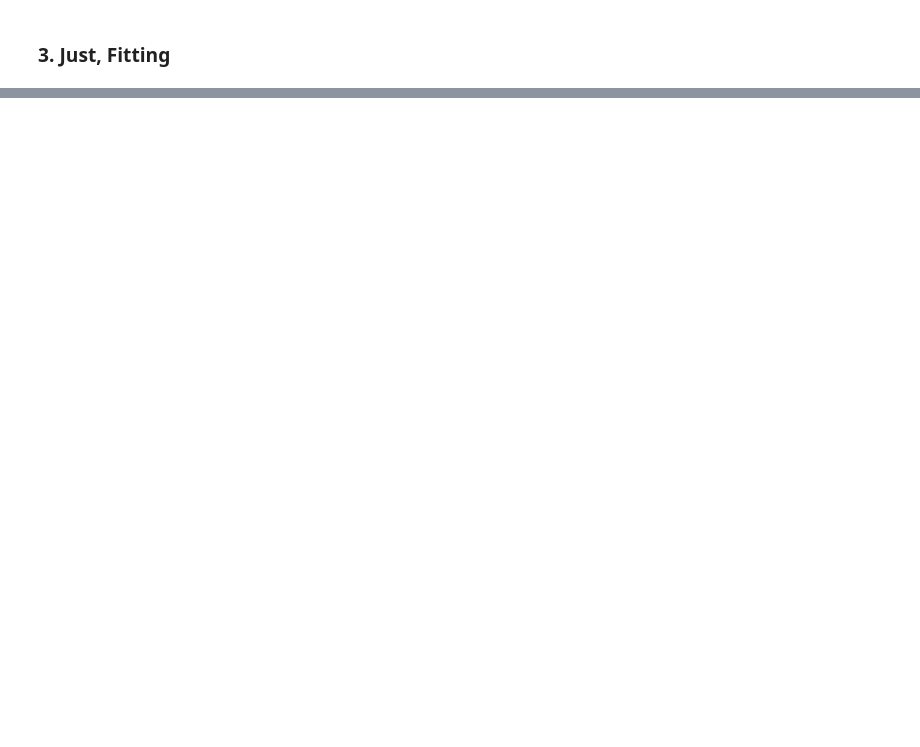
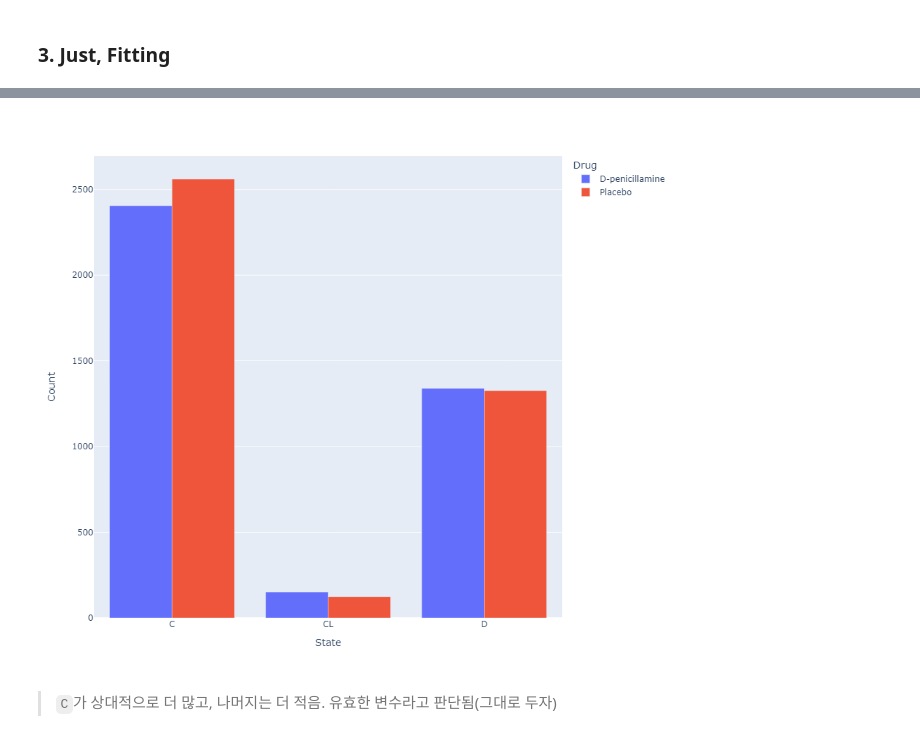
Before and after one commit to HollyRiver/kag_comp, a Jupyter notebook: Cirrhosis Outcomes/Multi-Class.ipynb, the cells around one changed output, grey strips where cells are left out. Saved outputs shown, nothing was run; the diff lists cells and outputs as text; code cells hidden in the pictures; blank space fills up the shorter version.

```diff
--- a/Cirrhosis Outcomes/Multi-Class.ipynb
+++ b/Cirrhosis Outcomes/Multi-Class.ipynb
@@ -209,0 +380,6 @@ Subclasses:     _TabularPredictorExperimental, InterpretableTabularPredictor
+# %%
+df_train_featured = df_train.copy()
+df_test_featured = df_test.copy()
+
+df_train_featured = df_train.drop('id', axis = 1)
+df_test_featured = df_test.drop('id', axis = 1)
@@ -209,0 +406,10 @@ Subclasses:     _TabularPredictorExperimental, InterpretableTabularPredictor
+# %%
+fig = pd.concat([df_train_featured[['Drug']], pd.get_dummies(df_train_featured['Status'])], axis = 1).pivot_table(index = 'Drug', values = ['C', 'CL', 'D'], aggfunc = 'sum')\
+.stack().reset_index().set_axis(['Drug', 'State', 'Count'], axis = 1).plot.bar(x = 'State', y = 'Count', backend = 'plotly', color = 'Drug', height = 800, width = 800)
+
+fig.update_layout(barmode='group')
+fig.show()
+# %% [output]
+[figure, added]
+# %% [markdown]
+> `C`가 상대적으로 더 많고, 나머지는 더 적음. 유효한 변수라고 판단됨(그대로 두자)
```
Also changed, not shown: parts of 35 cells of this notebook.
